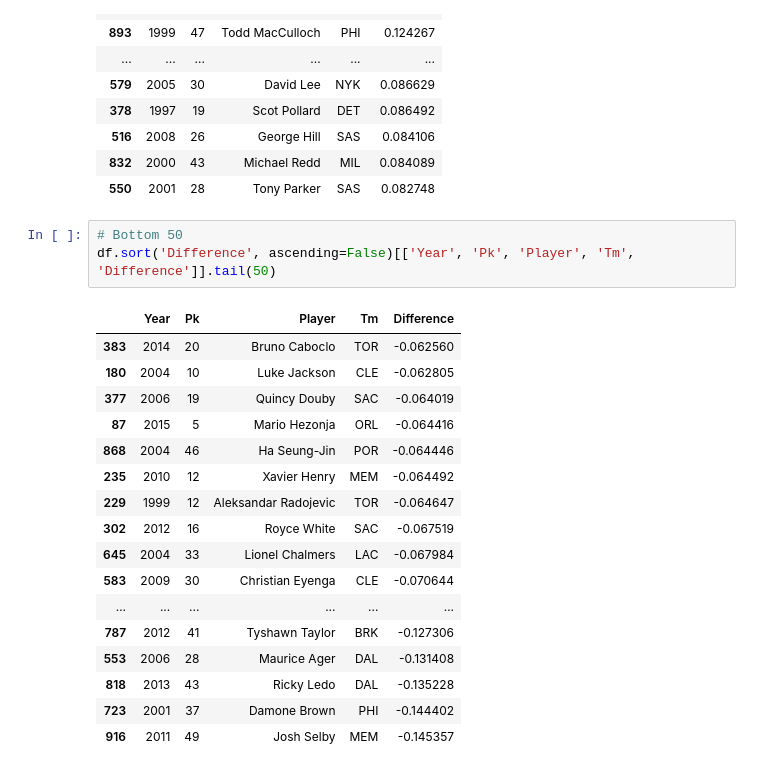
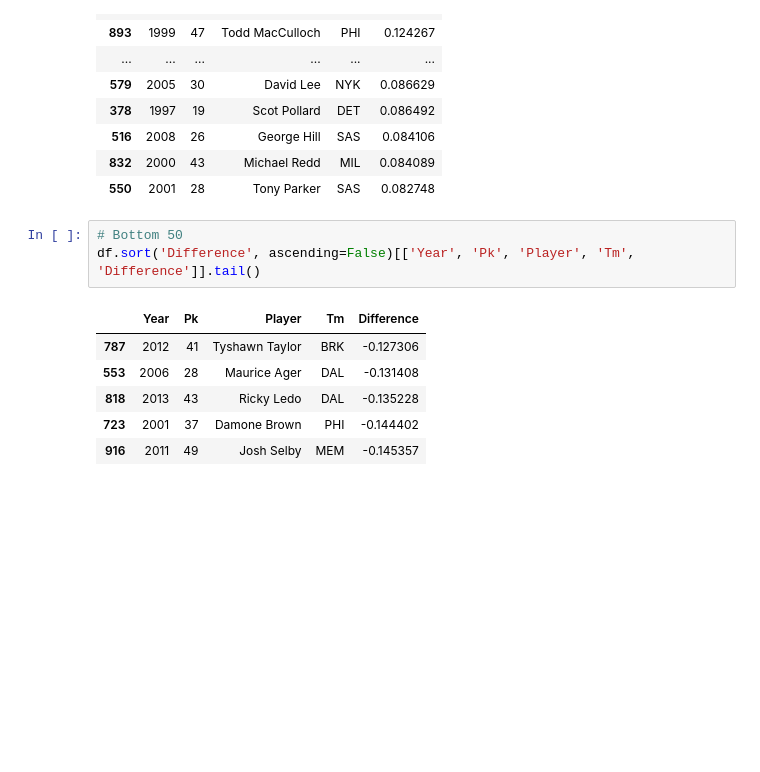
Before and after one commit to mattignal/NBADraftTeamComparison, a Jupyter notebook: PickValue.ipynb, the cells around one changed output. Cells and saved outputs as stored; diff of their text form; blank space fills up the shorter version.

```diff
--- a/PickValue.ipynb
+++ b/PickValue.ipynb
@@ -131,20 +131,9 @@ df.sort('Difference', ascending=False)[['Year', 'Pk', 'Player', 'Tm', 'Differenc
 | 550 | 2001 | 28 | Tony Parker | SAS | 0.082748 |
 # %%
 # Bottom 50
-df.sort('Difference', ascending=False)[['Year', 'Pk', 'Player', 'Tm', 'Difference']].tail(50)
+df.sort('Difference', ascending=False)[['Year', 'Pk', 'Player', 'Tm', 'Difference']].tail()
 # %% [output]
 |  | Year | Pk | Player | Tm | Difference |
-| 383 | 2014 | 20 | Bruno Caboclo | TOR | -0.062560 |
-| 180 | 2004 | 10 | Luke Jackson | CLE | -0.062805 |
-| 377 | 2006 | 19 | Quincy Douby | SAC | -0.064019 |
-| 87 | 2015 | 5 | Mario Hezonja | ORL | -0.064416 |
-| 868 | 2004 | 46 | Ha Seung-Jin | POR | -0.064446 |
-| 235 | 2010 | 12 | Xavier Henry | MEM | -0.064492 |
-| 229 | 1999 | 12 | Aleksandar Radojevic | TOR | -0.064647 |
-| 302 | 2012 | 16 | Royce White | SAC | -0.067519 |
-| 645 | 2004 | 33 | Lionel Chalmers | LAC | -0.067984 |
-| 583 | 2009 | 30 | Christian Eyenga | CLE | -0.070644 |
-| ... | ... | ... | ... | ... | ... |
 | 787 | 2012 | 41 | Tyshawn Taylor | BRK | -0.127306 |
 | 553 | 2006 | 28 | Maurice Ager | DAL | -0.131408 |
 | 818 | 2013 | 43 | Ricky Ledo | DAL | -0.135228 |
```
Also changed, not shown: parts of 2 cells of this notebook, 1 other file.
